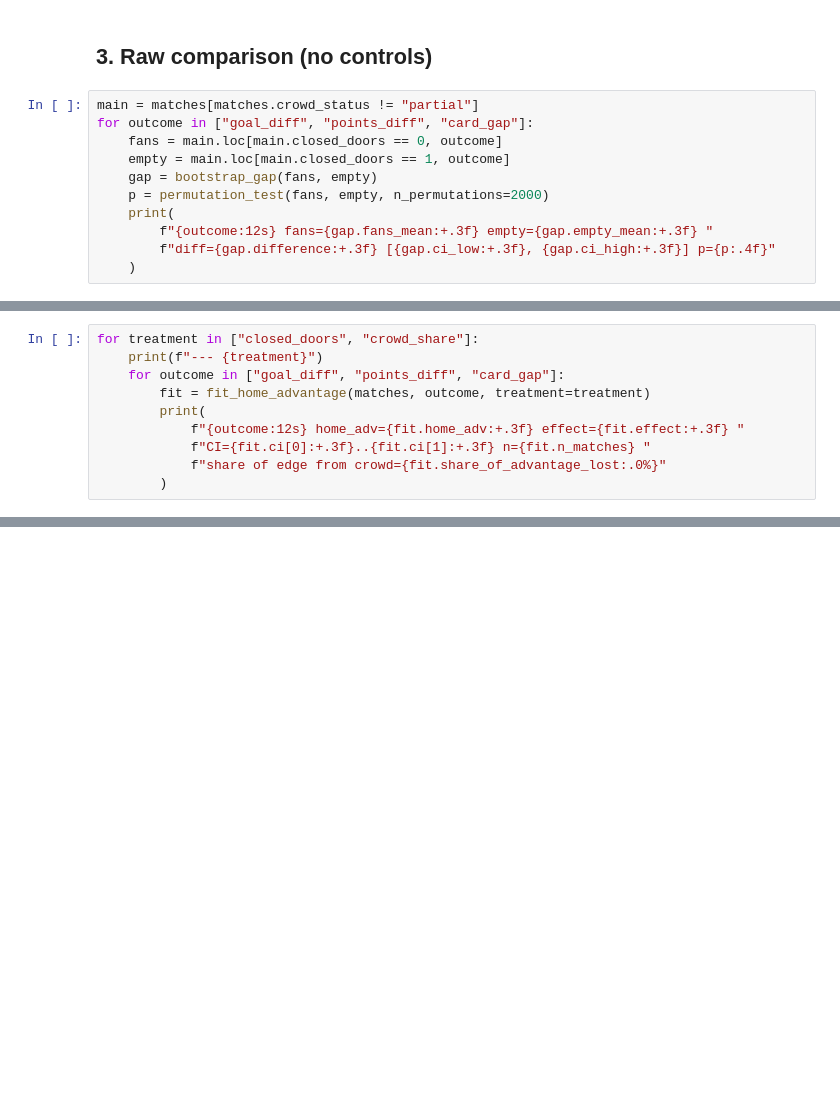
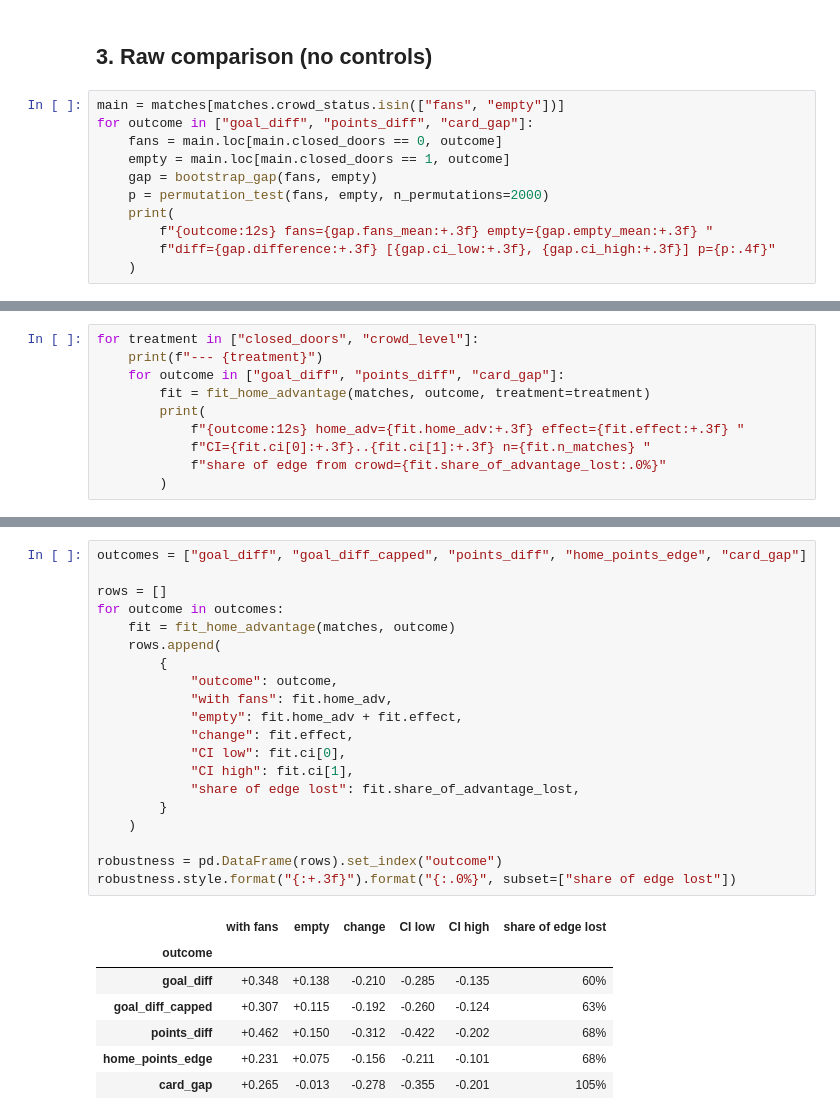
Before and after one commit to akars7/ghost-games, a Jupyter notebook: notebooks/01_headline_results.ipynb, the cells around one changed output, grey strips where cells are left out. Cells and saved outputs as stored; diff of their text form; blank space fills up the shorter version.

Commit message:
feat: add robustness section to headline notebook

```diff
--- a/notebooks/01_headline_results.ipynb
+++ b/notebooks/01_headline_results.ipynb
@@ -70,7 +71,7 @@ compare_with_dates(matches)
 # %% [markdown]
 ## 3. Raw comparison (no controls)
 # %%
-main = matches[matches.crowd_status != "partial"]
+main = matches[matches.crowd_status.isin(["fans", "empty"])]
 for outcome in ["goal_diff", "points_diff", "card_gap"]:
     fans = main.loc[main.closed_doors == 0, outcome]
     empty = main.loc[main.closed_doors == 1, outcome]
@@ -90,5 +91,5 @@ First fans vs empty, then crowd size as a continuous variable (uses the partial-
 # %%
-for treatment in ["closed_doors", "crowd_share"]:
+for treatment in ["closed_doors", "crowd_level"]:
     print(f"--- {treatment}")
     for outcome in ["goal_diff", "points_diff", "card_gap"]:
         fit = fit_home_advantage(matches, outcome, treatment=treatment)
@@ -108,0 +114,28 @@ card_gap     home_adv=+0.334 effect=-0.070 CI=-0.210..+0.070 n=12341 share of ed
+# %%
+outcomes = ["goal_diff", "goal_diff_capped", "points_diff", "home_points_edge", "card_gap"]
+
+rows = []
+for outcome in outcomes:
+    fit = fit_home_advantage(matches, outcome)
+    rows.append(
+        {
+            "outcome": outcome,
+            "with fans": fit.home_adv,
+            "empty": fit.home_adv + fit.effect,
+            "change": fit.effect,
+            "CI low": fit.ci[0],
+            "CI high": fit.ci[1],
+            "share of edge lost": fit.share_of_advantage_lost,
+        }
+    )
+
+robustness = pd.DataFrame(rows).set_index("outcome")
+robustness.style.format("{:+.3f}").format("{:.0%}", subset=["share of edge lost"])
+# %% [output]
+|  | with fans | empty | change | CI low | CI high | share of edge lost |
+| outcome |  |  |  |  |  |  |
+| goal_diff | +0.348 | +0.138 | -0.210 | -0.285 | -0.135 | 60% |
+| goal_diff_capped | +0.307 | +0.115 | -0.192 | -0.260 | -0.124 | 63% |
+| points_diff | +0.462 | +0.150 | -0.312 | -0.422 | -0.202 | 68% |
+| home_points_edge | +0.231 | +0.075 | -0.156 | -0.211 | -0.101 | 68% |
+| card_gap | +0.265 | -0.013 | -0.278 | -0.355 | -0.201 | 105% |
```
Also changed, not shown: parts of 12 cells of this notebook.
